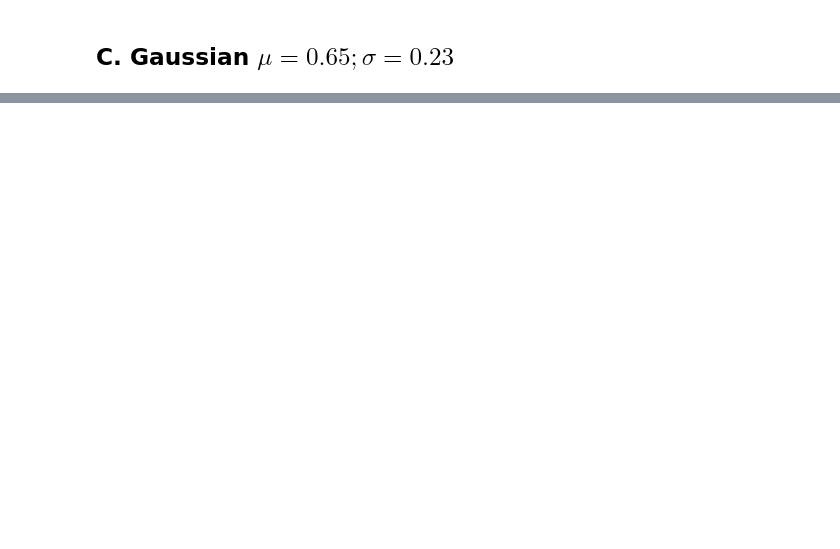
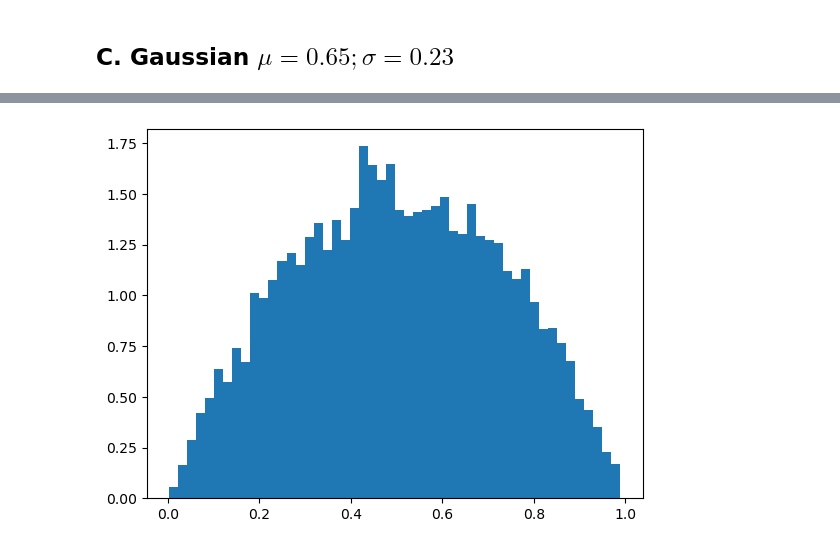
Before and after one commit to junyeongh/cityu-courses, a Jupyter notebook: sdsc3001-2425a/tutorial04/Example.ipynb, the cells around one changed output, grey strips where cells are left out. Saved outputs shown, nothing was run; the diff lists cells and outputs as text; code cells hidden in the pictures; blank space fills up the shorter version.

```diff
--- a/sdsc3001-2425a/tutorial04/Example.ipynb
+++ b/sdsc3001-2425a/tutorial04/Example.ipynb
@@ -146,0 +168,5 @@ error of A:0.0008202407187499761
+# %%
+samples = np.random.choice(biased_samples, Num_samples, p=np.exp(ws))
+_ = plt.hist(samples, bins=50, density=True)
+# %% [output]
+[figure, added]
```
Also changed, not shown: parts of 7 cells of this notebook.
